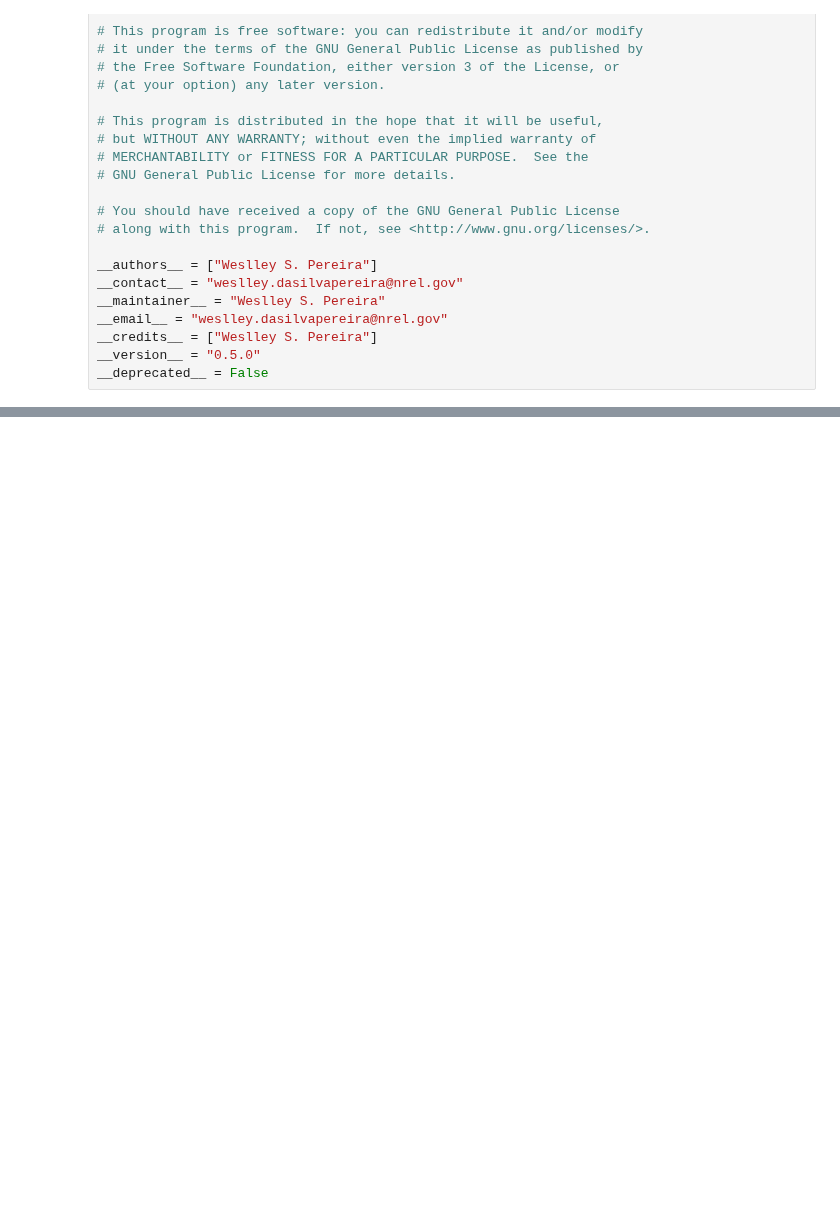
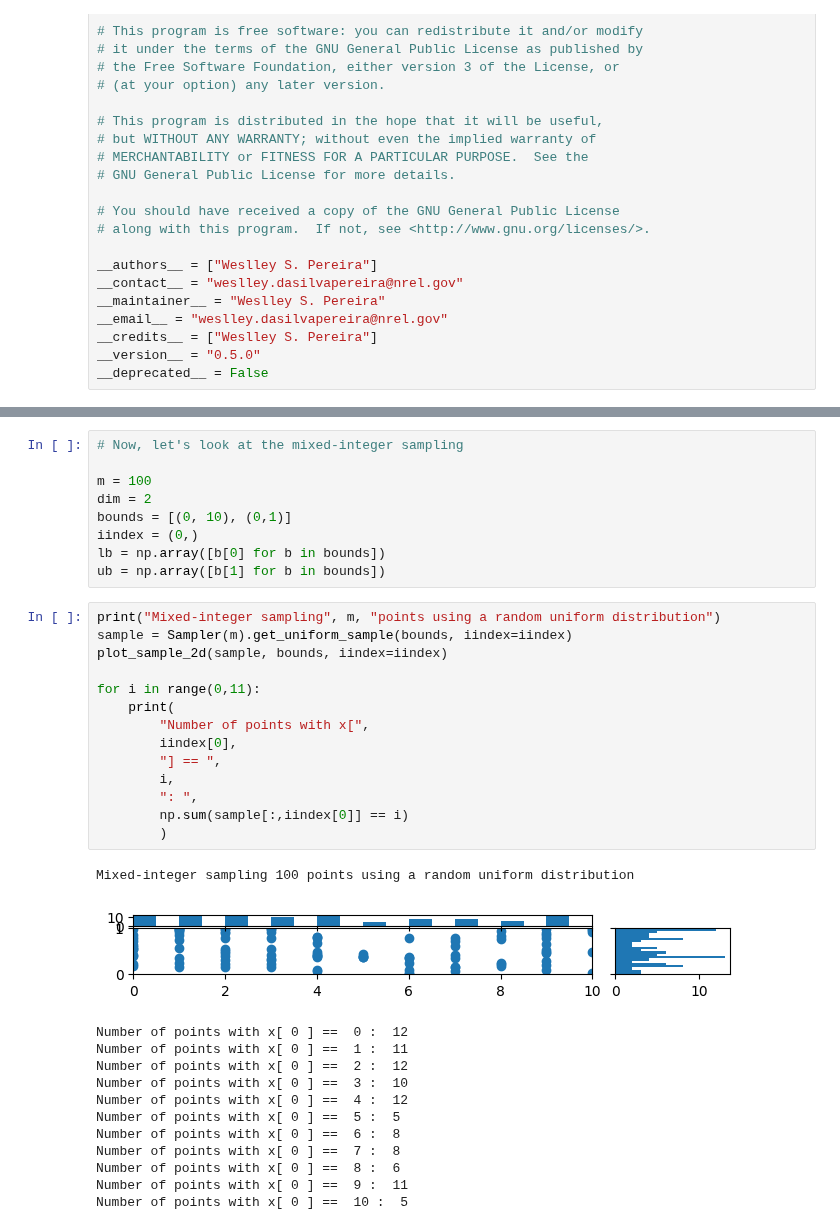
Before and after one commit to NREL/bbopt, a Jupyter notebook: examples/sampling.ipynb, the cells around one changed output, grey strips where cells are left out. Saved outputs shown, nothing was run; the diff lists cells and outputs as text; blank space fills up the shorter version.

```diff
--- a/examples/sampling.ipynb
+++ b/examples/sampling.ipynb
@@ -167,0 +214,37 @@ Sampling 100 points using the strategy from Mitchel (1991) with maxCand= 1000 an
+# %%
+# Now, let's look at the mixed-integer sampling
+
+m = 100
+dim = 2
+bounds = [(0, 10), (0,1)]
+iindex = (0,)
+lb = np.array([b[0] for b in bounds])
+ub = np.array([b[1] for b in bounds])
+# %%
+print("Mixed-integer sampling", m, "points using a random uniform distribution")
+sample = Sampler(m).get_uniform_sample(bounds, iindex=iindex)
+plot_sample_2d(sample, bounds, iindex=iindex)
+
+for i in range(0,11):
+    print(
+        "Number of points with x[",
+        iindex[0],
+        "] == ",
+        i,
+        ": ",
+        np.sum(sample[:,iindex[0]] == i)
+        )
+# %% [output]
+Mixed-integer sampling 100 points using a random uniform distribution
+[figure, added]
+Number of points with x[ 0 ] ==  0 :  12
+Number of points with x[ 0 ] ==  1 :  11
+Number of points with x[ 0 ] ==  2 :  12
+Number of points with x[ 0 ] ==  3 :  10
+Number of points with x[ 0 ] ==  4 :  12
+Number of points with x[ 0 ] ==  5 :  5
+Number of points with x[ 0 ] ==  6 :  8
+Number of points with x[ 0 ] ==  7 :  8
+Number of points with x[ 0 ] ==  8 :  6
+Number of points with x[ 0 ] ==  9 :  11
+Number of points with x[ 0 ] ==  10 :  5
```
Also changed, not shown: parts of 14 cells of this notebook, 1 other file.
